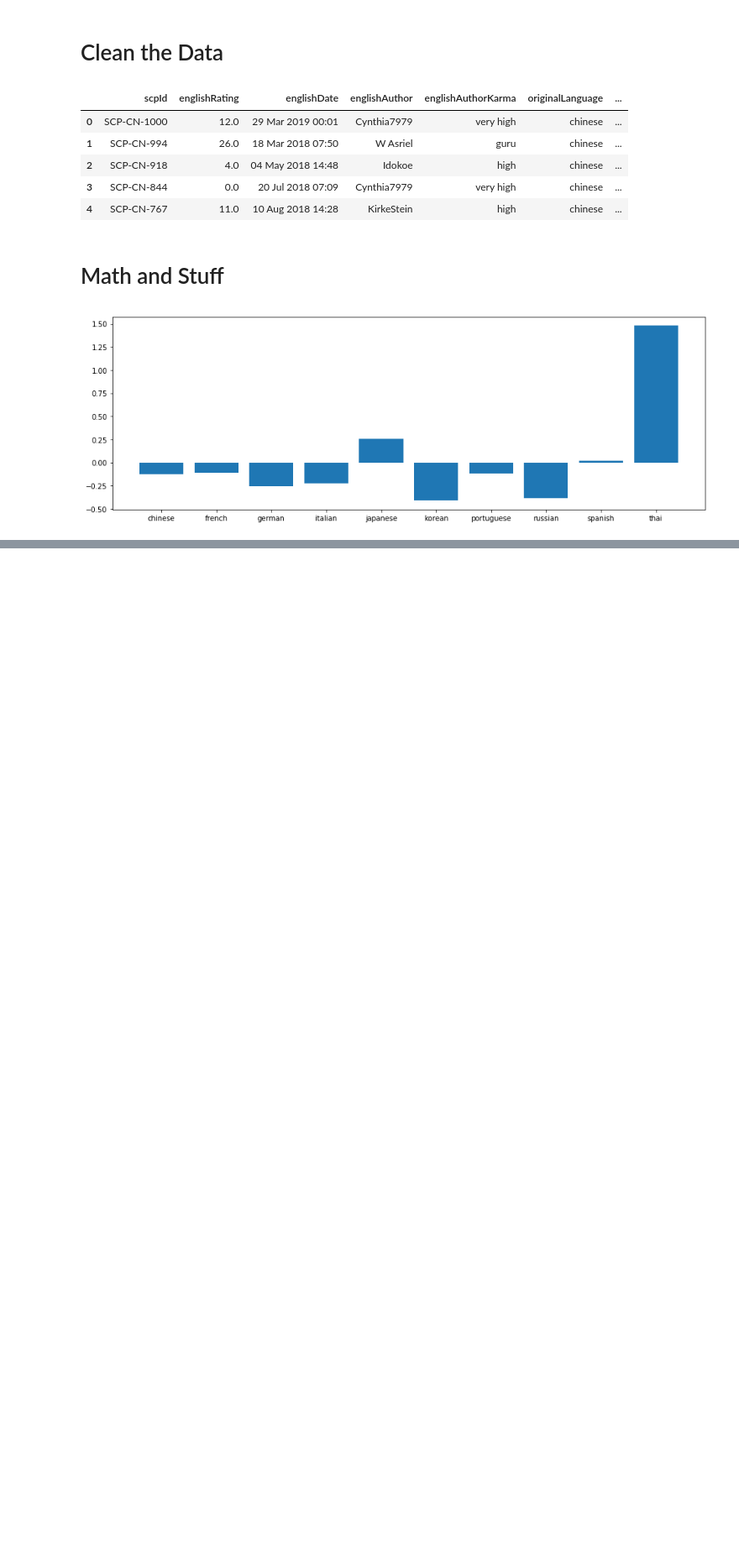
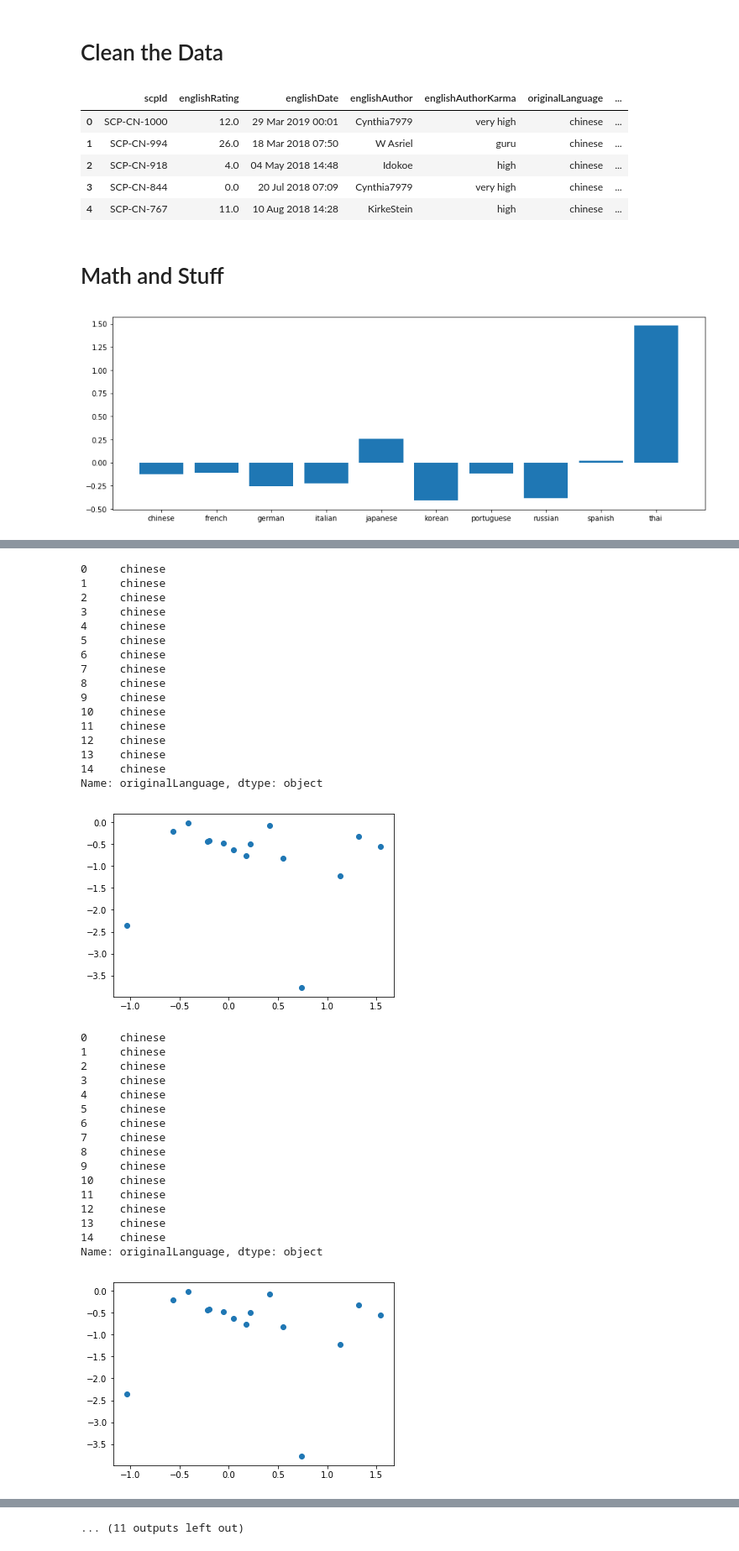
Before and after one commit to Aklaran/hack_scp, a Jupyter notebook: Matt Analysis.ipynb, the cells around one changed output, grey strips where cells are left out. Shown at 84% size. Drawn from its saved outputs; the diff is of its cells as text; code cells hidden in the pictures; blank space fills up the shorter version.

```diff
--- a/Matt Analysis.ipynb
+++ b/Matt Analysis.ipynb
@@ -107,0 +187,37 @@ plt.show
+# %%
+df.groupby('originalLanguage').apply(ratingVsEntropy)
+# %% [output]
+0     chinese
+1     chinese
+2     chinese
+3     chinese
+4     chinese
+5     chinese
+6     chinese
+7     chinese
+8     chinese
+9     chinese
+10    chinese
+11    chinese
+12    chinese
+13    chinese
+14    chinese
+Name: originalLanguage, dtype: object
+[figure, added]
+0     chinese
+1     chinese
+2     chinese
+3     chinese
+4     chinese
+5     chinese
+6     chinese
+7     chinese
+8     chinese
+9     chinese
+10    chinese
+11    chinese
+12    chinese
+13    chinese
+14    chinese
+Name: originalLanguage, dtype: object
+[figure, added]
@@ -107,0 +293 @@ plt.show
+... (11 outputs left out)
```
Also changed, not shown: parts of 13 cells of this notebook.
